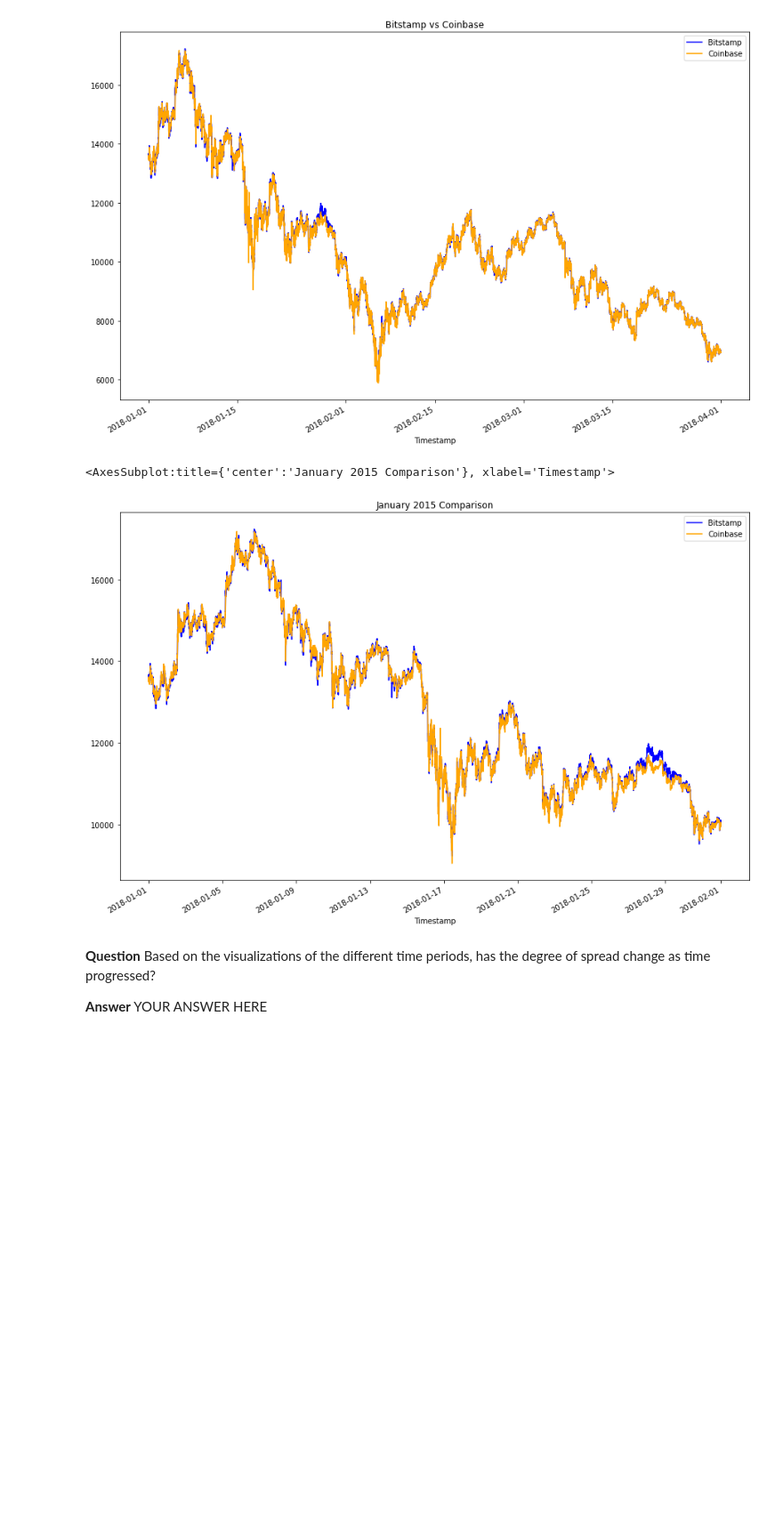
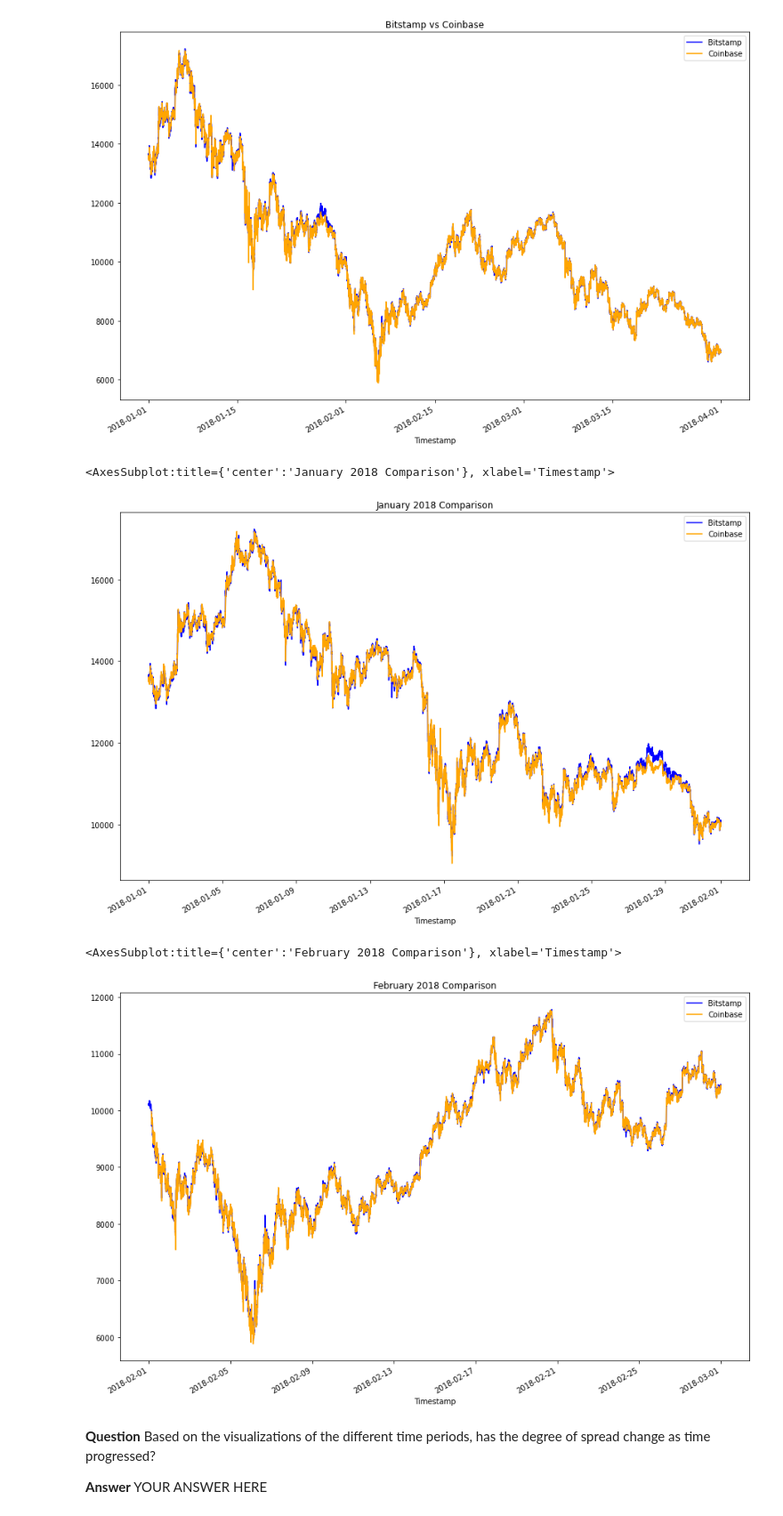
Before and after one commit to mrlandero/Bitcoin_Arbitrage_Profits, a Jupyter notebook: Starter_Code/crypto_arbitrage.ipynb, the cells around one changed output. Shown at 89% size. Cells and saved outputs as stored; diff of their text form; code cells hidden in the pictures; blank space fills up the shorter version.

Commit message:
Generated overlay plot for both DF's for the month of February

```diff
--- a/Starter_Code/crypto_arbitrage.ipynb
+++ b/Starter_Code/crypto_arbitrage.ipynb
@@ -314,18 +314,24 @@ coinbase["Close"].plot(legend=True, figsize=(15,10), color="orange", label="Coin
 # Using the loc and plot functions, create an overlay plot that visualizes
 # the price action of both DataFrames for a one month period early in the dataset
 # Be sure to include the parameters: legend, figure size, title, and color and label
-bitstamp["Close"].loc["2018-01-01":"2018-01-31"].plot(legend=True, figsize=(15,10), title="January 2015 Comparison", color="blue", label="Bitstamp")
+bitstamp["Close"].loc["2018-01-01":"2018-01-31"].plot(legend=True, figsize=(15,10), title="January 2018 Comparison", color="blue", label="Bitstamp")
 
 # The Coinbase plot for the overlay
 coinbase["Close"].loc["2018-01-01":"2018-01-31"].plot(legend=True, figsize=(15,10), color="orange", label="Coinbase")
 # %% [output]
-<AxesSubplot:title={'center':'January 2015 Comparison'}, xlabel='Timestamp'>
+<AxesSubplot:title={'center':'January 2018 Comparison'}, xlabel='Timestamp'>
 [figure]
 # %%
 # Using the loc and plot functions, create an overlay plot that visualizes
 # the price action of both DataFrames for a one month period later in the dataset
 # Be sure to include the parameters: legend, figure size, title, and color and label
-# YOUR CODE HERE
+bitstamp["Close"].loc["2018-02-01":"2018-02-28"].plot(legend=True, figsize=(15,10), title="February 2018 Comparison", color="blue", label="Bitstamp")
+
+# Coinbase February plot for overlay
+coinbase["Close"].loc["2018-02-01":"2018-02-28"].plot(legend=True, figsize=(15,10), color="orange", label="Coinbase")
+# %% [output]
+<AxesSubplot:title={'center':'February 2018 Comparison'}, xlabel='Timestamp'>
+[figure, added]
 # %% [markdown]
 **Question** Based on the visualizations of the different time periods, has the degree of spread change as time progressed?
 
```
